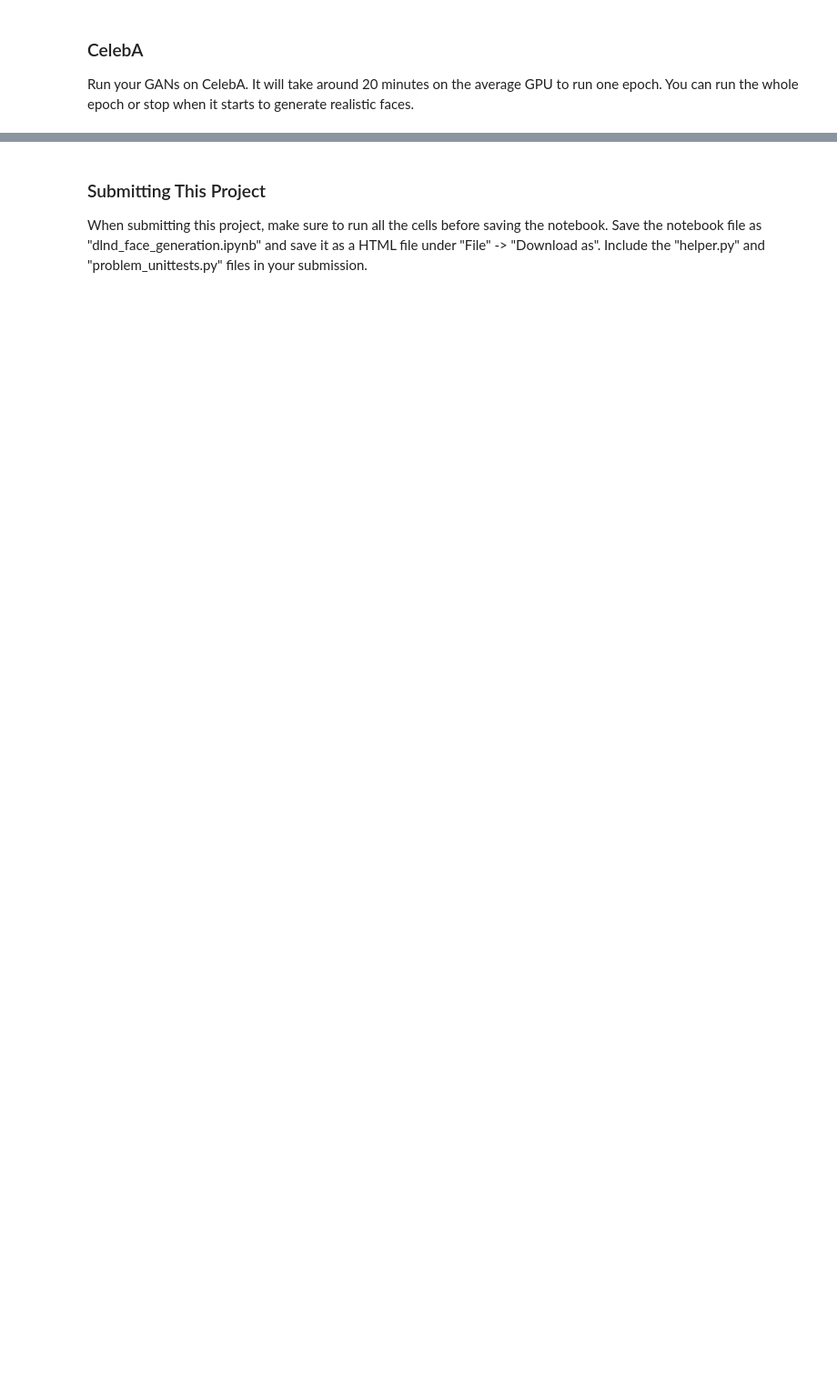
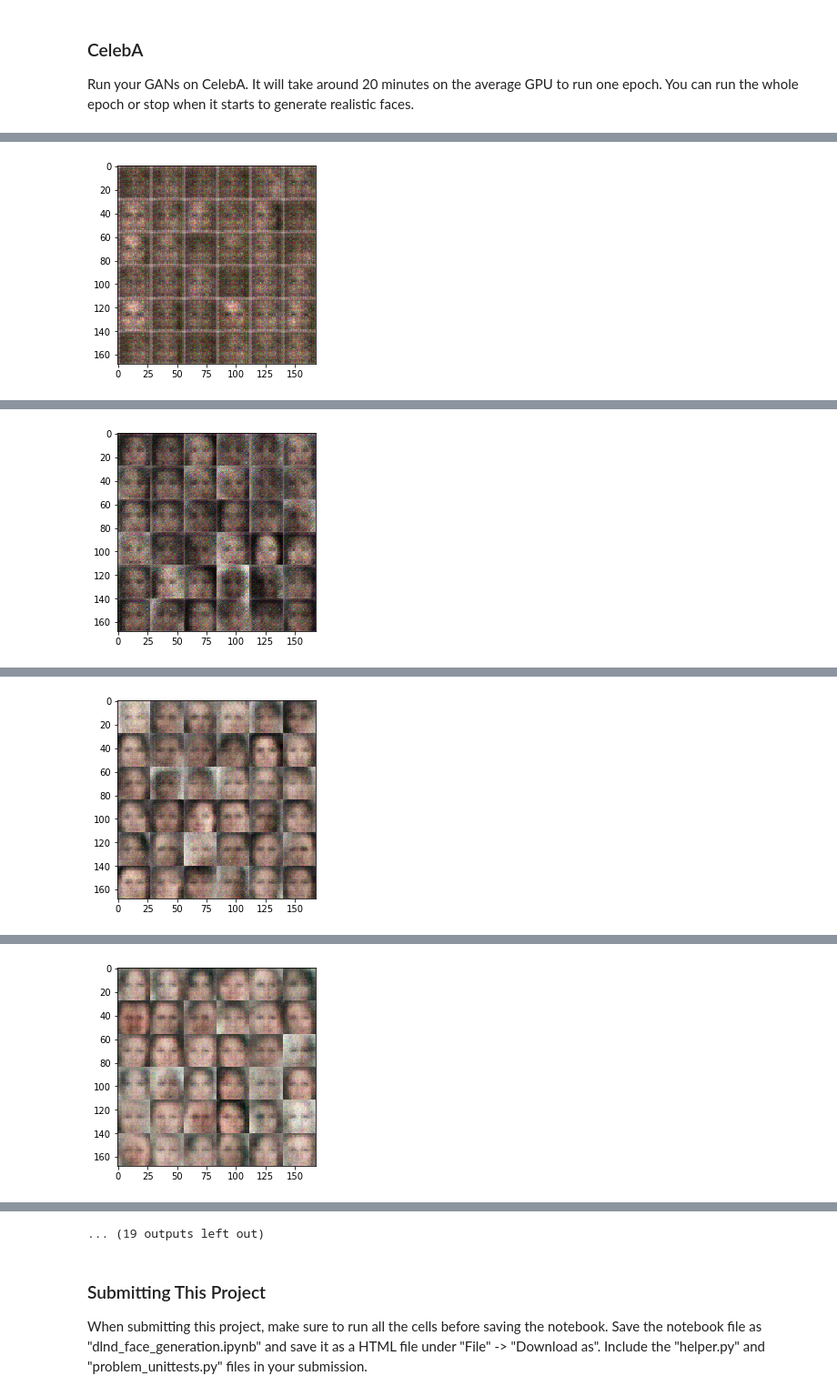
Before and after one commit to LeanderLXZ/DLND-face-generation, a Jupyter notebook: dlnd_face_generation.ipynb, the cells around one changed output, grey strips where cells are left out. Shown at 91% size. Drawn from its saved outputs; the diff is of its cells as text; code cells hidden in the pictures; blank space fills up the shorter version.

```diff
--- a/dlnd_face_generation.ipynb
+++ b/dlnd_face_generation.ipynb
@@ -283,10 +520,10 @@ with tf.Graph().as_default():
 ### CelebA
 Run your GANs on CelebA.  It will take around 20 minutes on the average GPU to run one epoch.  You can run the whole epoch or stop when it starts to generate realistic faces.
 # %%
-batch_size = None
-z_dim = None
-learning_rate = None
-beta1 = None
+batch_size = 128
+z_dim = 100
+learning_rate = 0.0001
+beta1 = 0.3
 
 
 """
@@ -298,3 +535,4 @@ celeba_dataset = helper.Dataset('celeba', glob(os.path.join(data_dir, 'img_align
 with tf.Graph().as_default():
     train(epochs, batch_size, z_dim, learning_rate, beta1, celeba_dataset.get_batches,
           celeba_dataset.shape, celeba_dataset.image_mode)
+# %% [output]
@@ -300,0 +549 @@ with tf.Graph().as_default():
+[figure, added]
@@ -300,0 +560 @@ with tf.Graph().as_default():
+[figure, added]
@@ -300,0 +571 @@ with tf.Graph().as_default():
+[figure, added]
@@ -300,0 +582 @@ with tf.Graph().as_default():
+[figure, added]
@@ -301,3 +605,4 @@ with tf.Graph().as_default():
+... (19 outputs left out)
 # %% [markdown]
 ### Submitting This Project
 When submitting this project, make sure to run all the cells before saving the notebook. Save the notebook file as "dlnd_face_generation.ipynb" and save it as a HTML file under "File" -> "Download as". Include the "helper.py" and "problem_unittests.py" files in your submission.
```
Also changed, not shown: parts of 12 cells of this notebook, 5 other files.
